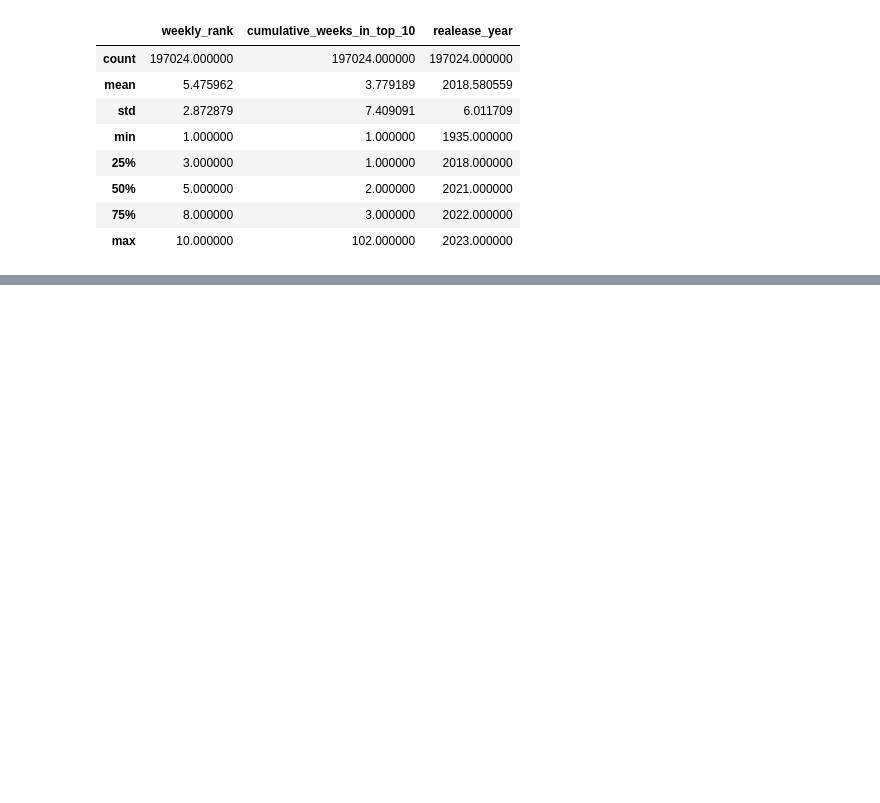
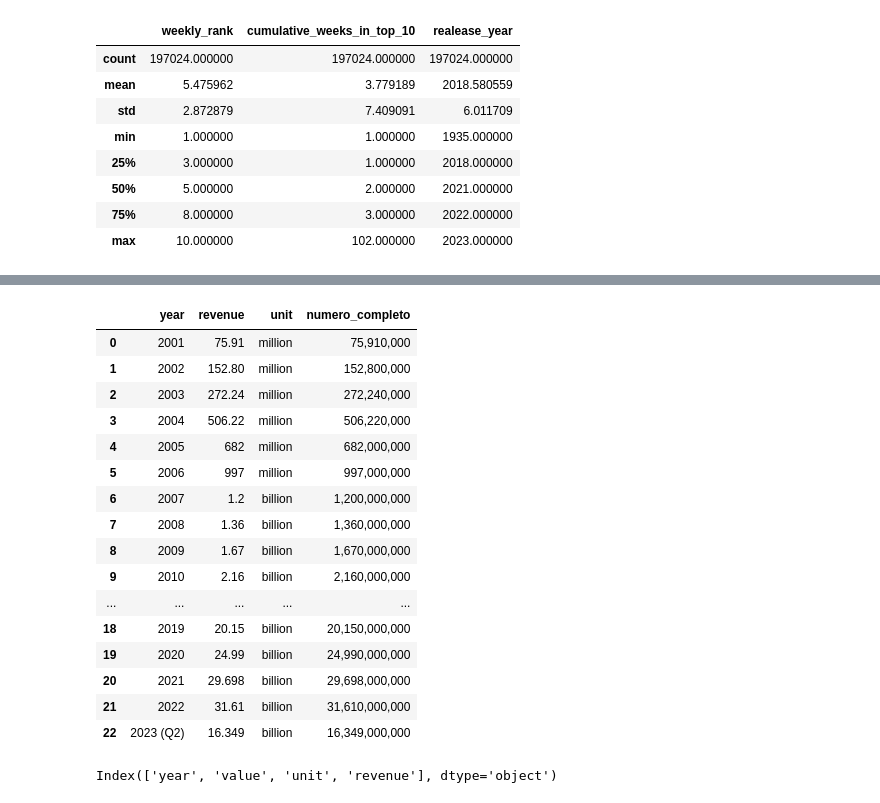
Before and after one commit to marianagrau99/Entrega_Grupo_4., a Jupyter notebook: Netflix.ipynb, the cells around one changed output, grey strips where cells are left out. Saved outputs shown, nothing was run; the diff lists cells and outputs as text; code cells hidden in the pictures; blank space fills up the shorter version.

```diff
--- a/Netflix.ipynb
+++ b/Netflix.ipynb
@@ -239,0 +823,2 @@ Netflix.head(100)
+# %%
+Netflix = pd.read_excel('Netflix.xlsx',sheet_name ="Revenue_over_the_years")
@@ -239,0 +845,6 @@ Netflix.head(100)
+# %%
+#Usamos.rename para renombrar las columnas de Netflix.
+
+Netflix.rename(columns={"Year":"year","Revenue":"revenue"}, inplace=True)
+
+Netflix.columns
@@ -239,0 +859,6 @@ Netflix.head(100)
+# %%
+#Separamos en columnas diferentes los valores de la columna "revenue"
+# Utiliza str.extract para separar el número y la unidad en columnas diferentes
+Netflix[['revenue', 'unit']] = Netflix['revenue'].str.extract(r'([\d.]+)\s*(million|billion)')
+
+Netflix
@@ -239,0 +883,40 @@ Netflix.head(100)
+# %%
+#Convertimos el el revenue en números enteros, multiplicandolos por un millón/billón según corresponda
+def convertir_numero(row):
+    revenue= float(row['revenue'].replace(',', ''))
+    unit = row['unit']
+
+    if unit == 'million':
+        return revenue * 1000000
+    elif unit == 'billion':
+        return revenue * 1000000000
+    else:
+        return None
+
+# Aplica la función a la columna 'revenue' y crea una nueva columna 'numero_completo'
+Netflix['numero_completo'] = Netflix.apply(convertir_numero, axis=1)
+Netflix
+# %% [output]
+|  | year | revenue | unit | numero_completo |
+| 0 | 2001 | 75.91 | million | 75,910,000 |
+| 1 | 2002 | 152.80 | million | 152,800,000 |
+| 2 | 2003 | 272.24 | million | 272,240,000 |
+| 3 | 2004 | 506.22 | million | 506,220,000 |
+| 4 | 2005 | 682 | million | 682,000,000 |
+| 5 | 2006 | 997 | million | 997,000,000 |
+| 6 | 2007 | 1.2 | billion | 1,200,000,000 |
+| 7 | 2008 | 1.36 | billion | 1,360,000,000 |
+| 8 | 2009 | 1.67 | billion | 1,670,000,000 |
+| 9 | 2010 | 2.16 | billion | 2,160,000,000 |
+| ... | ... | ... | ... | ... |
+| 18 | 2019 | 20.15 | billion | 20,150,000,000 |
+| 19 | 2020 | 24.99 | billion | 24,990,000,000 |
+| 20 | 2021 | 29.698 | billion | 29,698,000,000 |
+| 21 | 2022 | 31.61 | billion | 31,610,000,000 |
+| 22 | 2023 (Q2) | 16.349 | billion | 16,349,000,000 |
+# %%
+Netflix.rename(columns={"revenue":"value","numero_completo":"revenue"}, inplace=True)
+
+Netflix.columns
+# %% [output]
+Index(['year', 'value', 'unit', 'revenue'], dtype='object')
```
Also changed, not shown: parts of 108 cells of this notebook.
